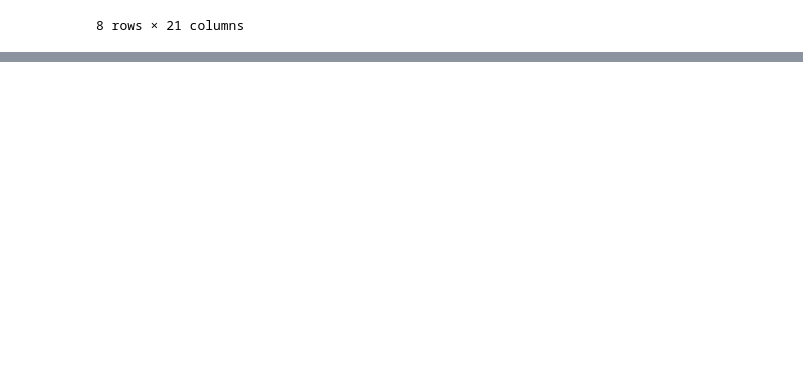
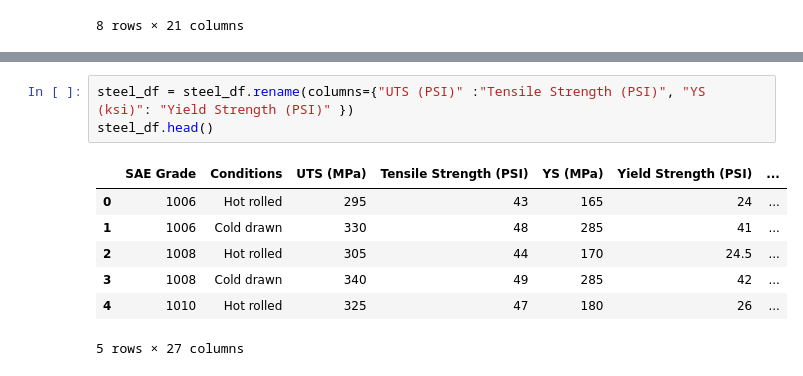
Before and after one commit to nbaggio28/steel-properties-project, a Jupyter notebook: notebooks/steel-properties.ipynb, the cells around one changed output, grey strips where cells are left out. Drawn from its saved outputs; the diff is of its cells as text; blank space fills up the shorter version.

```diff
--- a/notebooks/steel-properties.ipynb
+++ b/notebooks/steel-properties.ipynb
@@ -55,0 +81,11 @@ steel_df.describe()
+# %%
+steel_df = steel_df.rename(columns={"UTS (PSI)" :"Tensile Strength (PSI)", "YS (ksi)": "Yield Strength (PSI)" })
+steel_df.head()
+# %% [output]
+|  | SAE Grade | Conditions | UTS (MPa) | Tensile Strength (PSI) | YS (MPa) | Yield Strength (PSI) | ... |
+| 0 | 1006 | Hot rolled | 295 | 43 | 165 | 24 | ... |
+| 1 | 1006 | Cold drawn | 330 | 48 | 285 | 41 | ... |
+| 2 | 1008 | Hot rolled | 305 | 44 | 170 | 24.5 | ... |
+| 3 | 1008 | Cold drawn | 340 | 49 | 285 | 42 | ... |
+| 4 | 1010 | Hot rolled | 325 | 47 | 180 | 26 | ... |
+5 rows × 27 columns
```
Also changed, not shown: parts of 6 cells of this notebook.
